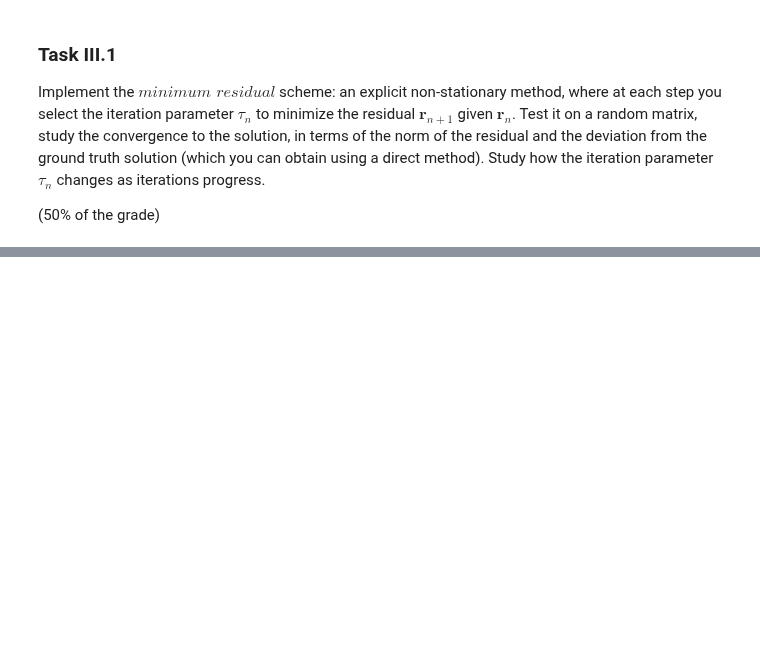
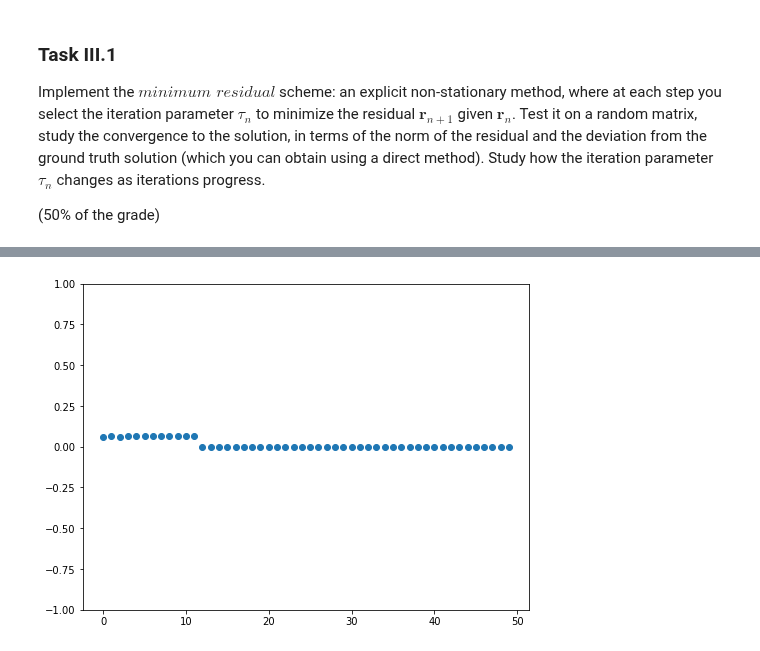
Before and after one commit to ev-br/CP2020, a Jupyter notebook: week_4_iterative_linalg_Jacobi_Seidel_minres.ipynb, the cells around one changed output, grey strips where cells are left out. Saved outputs shown, nothing was run; the diff lists cells and outputs as text; code cells hidden in the pictures; blank space fills up the shorter version.

```diff
--- a/week_4_iterative_linalg_Jacobi_Seidel_minres.ipynb
+++ b/week_4_iterative_linalg_Jacobi_Seidel_minres.ipynb
@@ -213,0 +236,7 @@ ValueError: matmul: Input operand 1 has a mismatch in its core dimension 0, with
+# %%
+plt.figure(figsize=(8, 6))
+plt.plot(np.arange(tau_arr.size), tau_arr, 'o')
+plt.ylim(-1, 1)
+plt.show()
+# %% [output]
+[figure, added]
```
Also changed, not shown: parts of 10 cells of this notebook, 3 other files.
